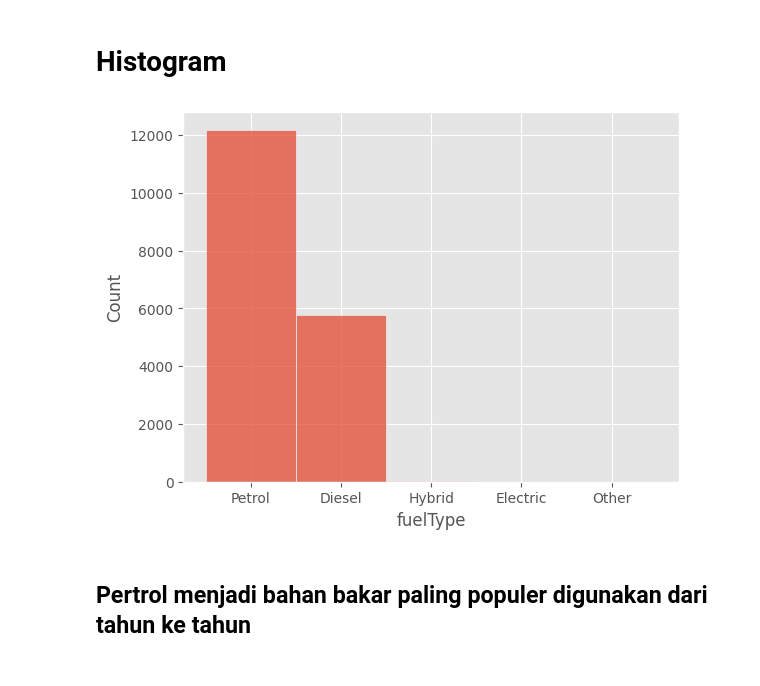
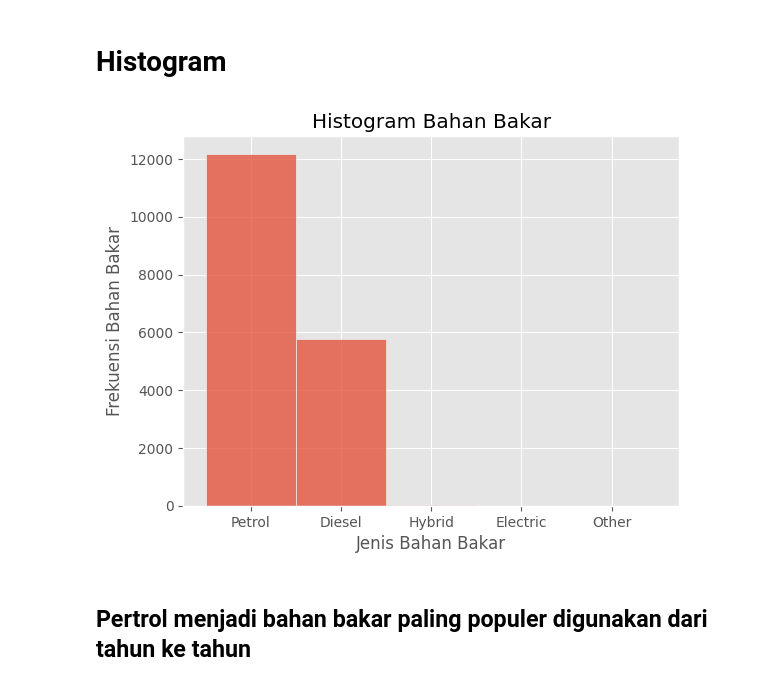
Before and after one commit to tiaadri15/Praktikum_KB, a Jupyter notebook: Posttest_KB_3/Posttest3.ipynb, the cells around one changed output. Cells and saved outputs as stored; diff of their text form; code cells hidden in the pictures.

```diff
--- a/Posttest_KB_3/Posttest3.ipynb
+++ b/Posttest_KB_3/Posttest3.ipynb
@@ -7,8 +7,12 @@
 ## Praktikum Mata Kuliah Kecerdasan Buatan
 # %%
 import pandas as pd
+import matplotlib.pyplot as plt
+import matplotlib
 import seaborn as sns
 import numpy as np
+
+matplotlib.style.use('ggplot')
 # %%
 df = pd.read_csv('ford.csv')
 df_ford = pd.read_csv('ford.csv')
@@ -63,9 +69,12 @@ plt.show()
 # %%
 # seaborn
 sns.histplot(df['fuelType'], bins=10, kde=False)
+plt.title('Histogram Bahan Bakar')
+plt.xlabel('Jenis Bahan Bakar')
+plt.ylabel('Frekuensi Bahan Bakar')
 plt.show()
 # %% [output]
-[figure, old version]
+[figure, new version]
 # %% [markdown]
 ## Pertrol menjadi bahan bakar paling populer digunakan dari tahun ke tahun
 # %%
```
Also changed, not shown: parts of 5 cells of this notebook.
